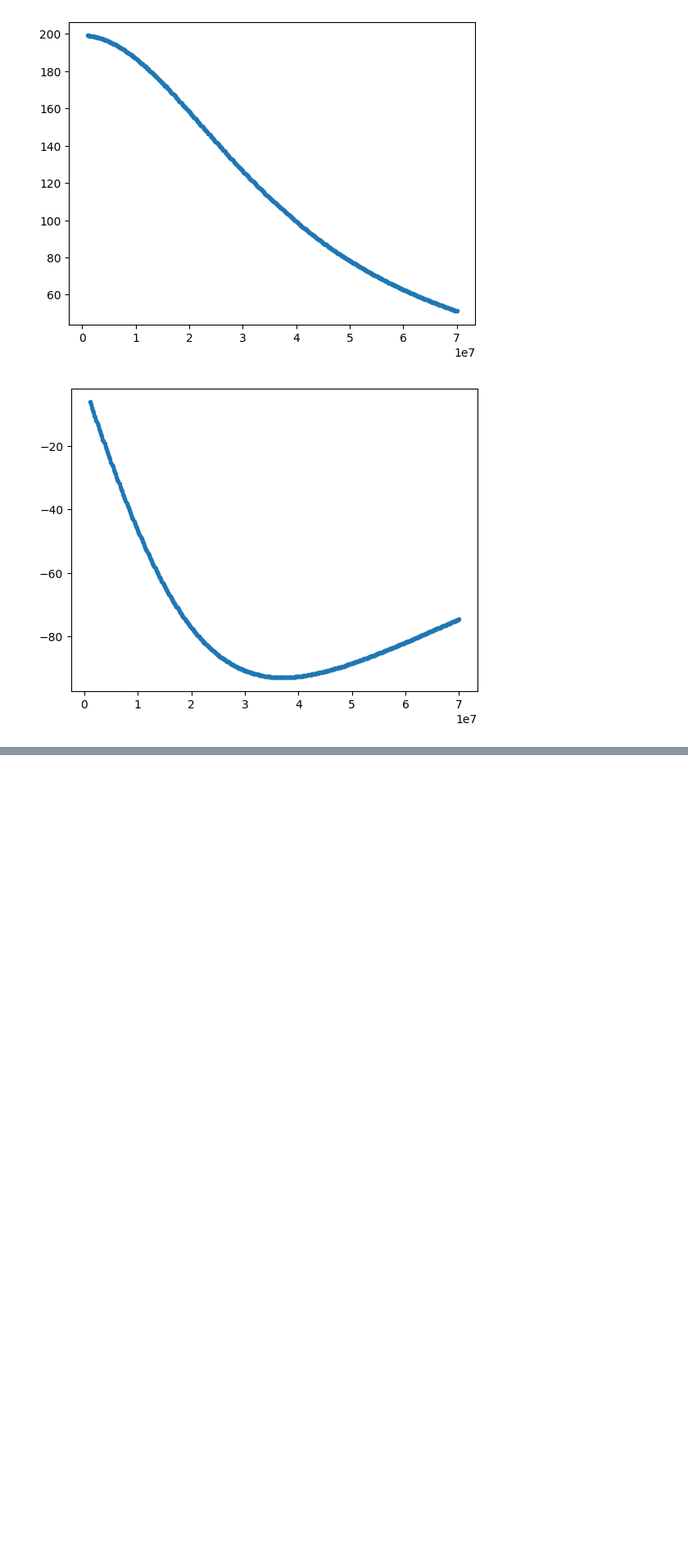
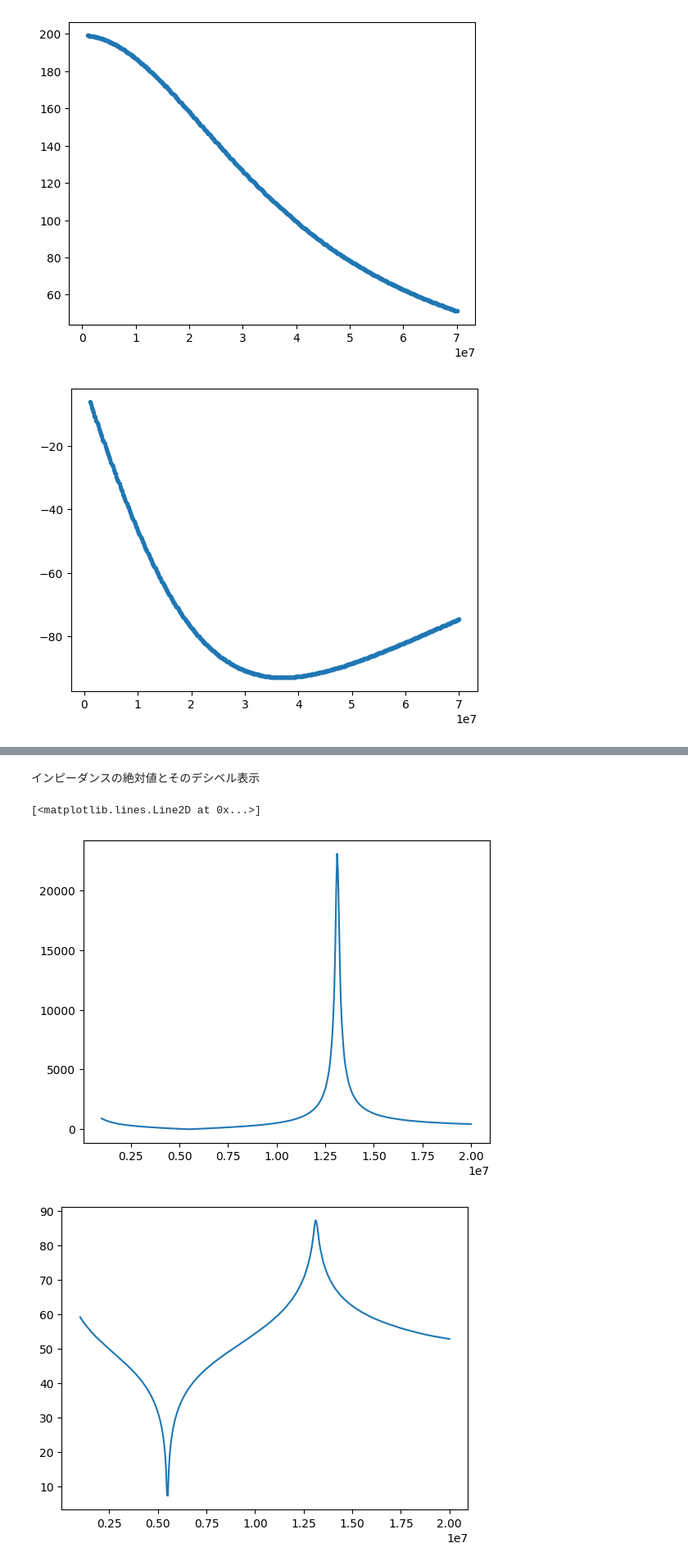
Before and after one commit to tyaxm/cyclotron, a Jupyter notebook: src/coil_properties.ipynb, the cells around one changed output, grey strips where cells are left out. Shown at 82% size. Cells and saved outputs as stored; diff of their text form; code cells hidden in the pictures; blank space fills up the shorter version.

```diff
--- a/src/coil_properties.ipynb
+++ b/src/coil_properties.ipynb
@@ -365,2 +368,17 @@ plt.plot(freq,Z_data_imag)
 [figure]
 [figure]
+# %% [markdown]
+インピーダンスの絶対値とそのデシベル表示
+# %%
+Z_data_abs = np.sqrt(Z_data_real ** 2 + Z_data_imag ** 2)
+Z_data_abs_db = 20 * np.log10(Z_data_abs)
+# Z_im_inverse = 1 /
+
+
+plt.plot(freq,Z_data_abs)
+plt.figure()
+plt.plot(freq,Z_data_abs_db)
+# %% [output]
+[<matplotlib.lines.Line2D at 0x...>]
+[figure, added]
+[figure, added]
```
Also changed, not shown: parts of 13 cells of this notebook.
